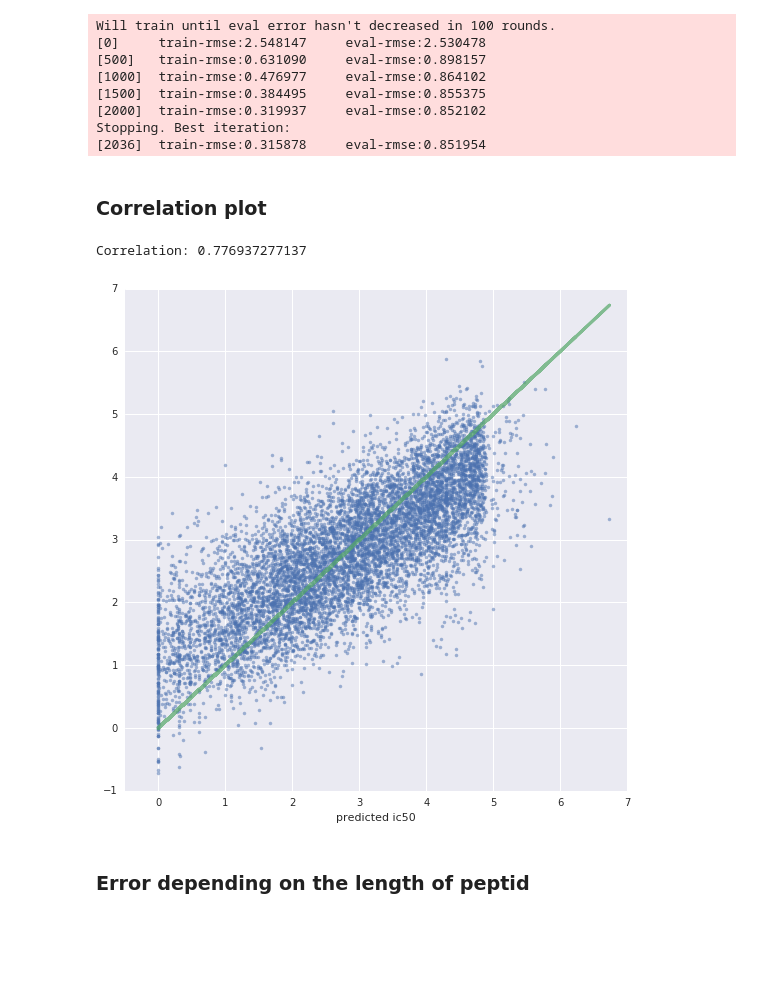
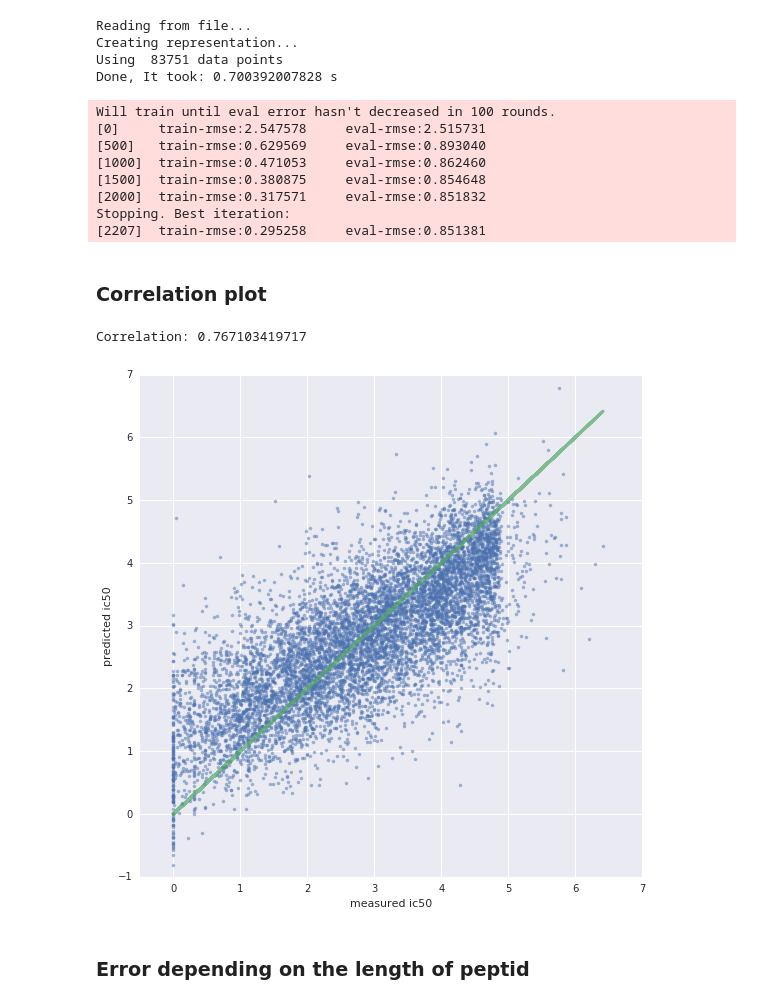
Before and after one commit to riblidezso/mhc_pred, a Jupyter notebook: modelling/xgboost.ipynb, the cells around one changed output. Cells and saved outputs as stored; diff of their text form; code cells hidden in the pictures; blank space fills up the shorter version.

```diff
--- a/modelling/xgboost.ipynb
+++ b/modelling/xgboost.ipynb
@@ -48,3 +21,10 @@ y=np.log10(data.meas)
+# %%
+x,y=load_data(hla_representation='simple',seq_representation='simple')
+# %% [output]
+Reading from file...
+Creating representation...
+Using  83751 data points
+Done, It took: 0.700392007828 s
 # %%
 #make train, test and validation split
 from sklearn.cross_validation import train_test_split
@@ -56,7 +36,7 @@ import xgboost as xgb
 #data format for xgb
 dtrain = xgb.DMatrix( X_train, label=y_train)
 dvalid = xgb.DMatrix( X_valid, label=y_valid)
-dtest = xgb.DMatrix( X_test, label=y_test)
+dtest = xgb.DMatrix( X_test)
 
 
 #model params
@@ -68,7 +48,7 @@ param = {'max_depth':9,
          'silent':1,
          'objective': "reg:linear",
          'eval_metric': 'rmse',
-         'nthread':8}
+         'nthread':7}
 
 #printed evals
 evallist  = [(dtrain,'train'),(dvalid,'eval')]
@@ -83,29 +63,29 @@ bst = xgb.train(param,
                 verbose_eval=500)
 # %% [output]
 Will train until eval error hasn't decreased in 100 rounds.
-[0]     train-rmse:2.548147     eval-rmse:2.530478
-[500]   train-rmse:0.631090     eval-rmse:0.898157
-[1000]  train-rmse:0.476977     eval-rmse:0.864102
-[1500]  train-rmse:0.384495     eval-rmse:0.855375
-[2000]  train-rmse:0.319937     eval-rmse:0.852102
+[0]     train-rmse:2.547578     eval-rmse:2.515731
+[500]   train-rmse:0.629569     eval-rmse:0.893040
+[1000]  train-rmse:0.471053     eval-rmse:0.862460
+[1500]  train-rmse:0.380875     eval-rmse:0.854648
+[2000]  train-rmse:0.317571     eval-rmse:0.851832
 Stopping. Best iteration:
-[2036]  train-rmse:0.315878     eval-rmse:0.851954
+[2207]  train-rmse:0.295258     eval-rmse:0.851381
 # %% [markdown]
 ### Correlation plot
 # %%
 plt.figure(figsize=(9,9))
 y_pred_test=bst.predict(dtest)
 plt.plot(y_test,y_pred_test,'.',alpha=0.5)
 plt.plot(y_test,y_test,lw=3,alpha=0.7)
 plt.xlim(xmin=-0.5)
 plt.xlabel('measured ic50')
-plt.xlabel('predicted ic50')
+plt.ylabel('predicted ic50')
 
 from scipy.stats import pearsonr
 print 'Correlation:',pearsonr(y_test,y_pred_test)[0]
 # %% [output]
-Correlation: 0.776937277137
+Correlation: 0.767103419717
-[figure, old version]
+[figure, new version]
 # %% [markdown]
 ### Error depending on the length of peptid
 # %%
```
Also changed, not shown: parts of 9 cells of this notebook, 4 other files.
